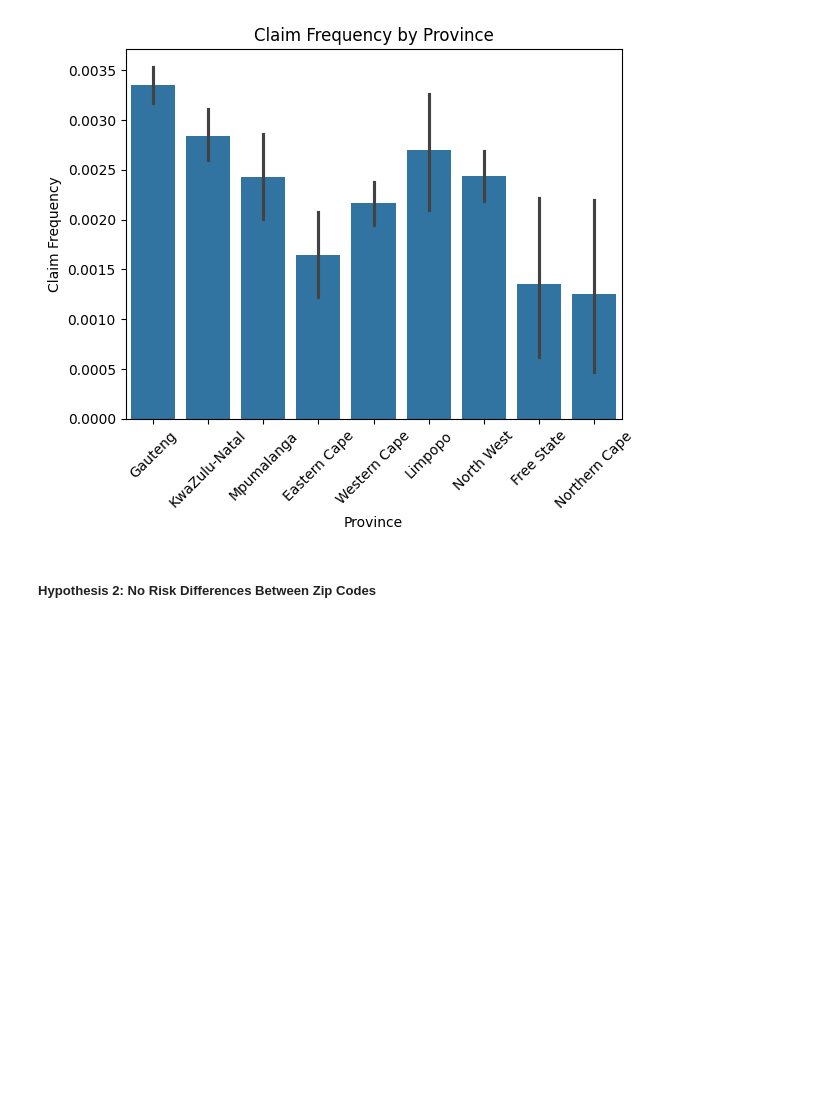
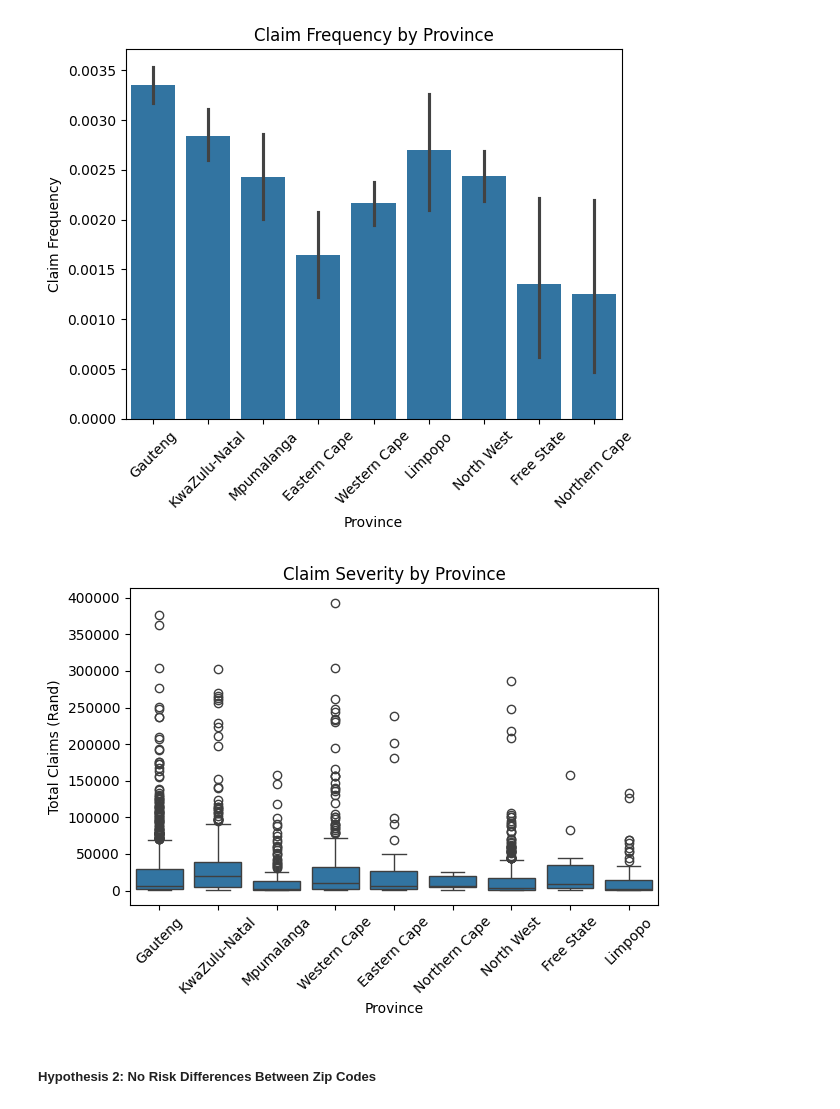
Before and after one commit to GedionAfework/AlphaCare-Insurance-Solutions, a Jupyter notebook: notebooks/hypothesis_testing.ipynb, the cells around one changed output. Saved outputs shown, nothing was run; the diff lists cells and outputs as text; code cells hidden in the pictures; blank space fills up the shorter version.

```diff
--- a/notebooks/hypothesis_testing.ipynb
+++ b/notebooks/hypothesis_testing.ipynb
@@ -73,6 +73,16 @@ plt.savefig('../plots/claim_frequency_province.png')
 plt.show()
 # %% [output]
 [figure]
+# %%
+sns.boxplot(x='Province', y='TotalClaims', data=claim_data)
+plt.title('Claim Severity by Province')
+plt.ylabel('Total Claims (Rand)')
+plt.xticks(rotation=45)
+plt.tight_layout()
+plt.savefig('../plots/claim_severity_province.png')
+plt.show()
+# %% [output]
+[figure, added]
 # %% [markdown]
 ##### Hypothesis 2: No Risk Differences Between Zip Codes
 # %%
```
Also changed, not shown: parts of 19 cells of this notebook, 6 other files.
